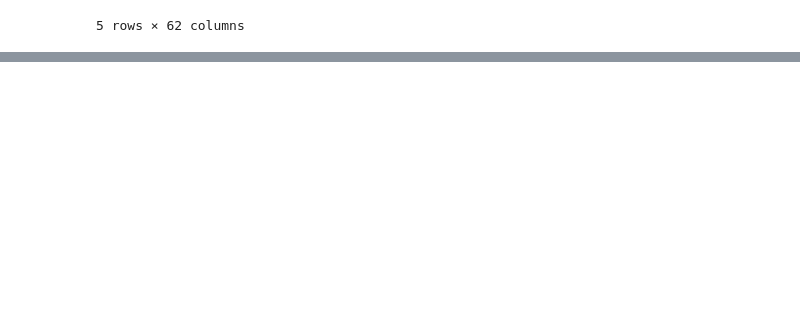
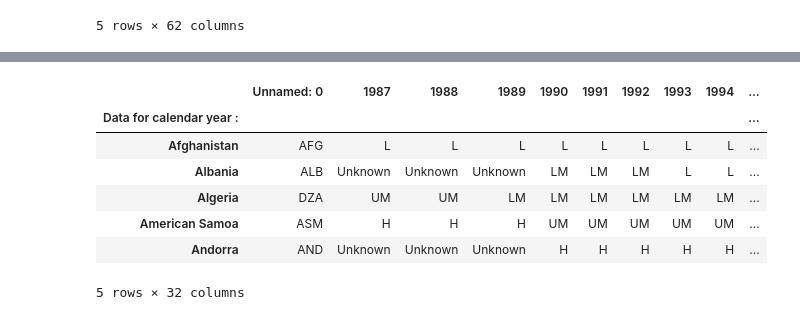
Before and after one commit to patrickFuerst/human_life_exp, a Jupyter notebook: Data_Collection_Insights(Patrick).ipynb, the cells around one changed output, grey strips where cells are left out. Saved outputs shown, nothing was run; the diff lists cells and outputs as text; code cells hidden in the pictures; blank space fills up the shorter version.

```diff
--- a/Data_Collection_Insights(Patrick).ipynb
+++ b/Data_Collection_Insights(Patrick).ipynb
@@ -101,0 +229,12 @@ display(df_research_dev_exp.head(5))
+# %%
+df_world_income.replace('..', 'Unknown', inplace=True)
+display(df_world_income.head(5))
+# %% [output]
+|  | Unnamed: 0 | 1987 | 1988 | 1989 | 1990 | 1991 | 1992 | 1993 | 1994 | ... |
+| Data for calendar year : |  |  |  |  |  |  |  |  |  | ... |
+| Afghanistan | AFG | L | L | L | L | L | L | L | L | ... |
+| Albania | ALB | Unknown | Unknown | Unknown | LM | LM | LM | L | L | ... |
+| Algeria | DZA | UM | UM | LM | LM | LM | LM | LM | LM | ... |
+| American Samoa | ASM | H | H | H | UM | UM | UM | UM | UM | ... |
+| Andorra | AND | Unknown | Unknown | Unknown | H | H | H | H | H | ... |
+5 rows × 32 columns
```
Also changed, not shown: parts of 25 cells of this notebook.
